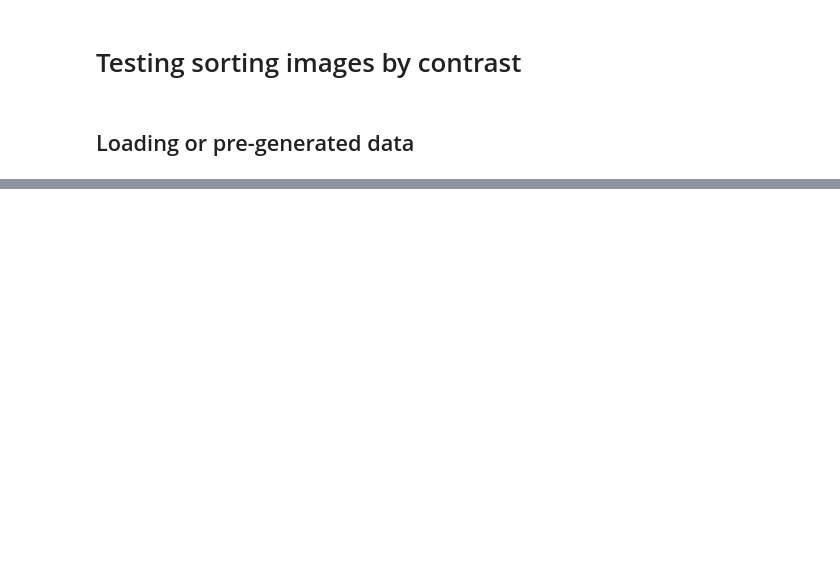
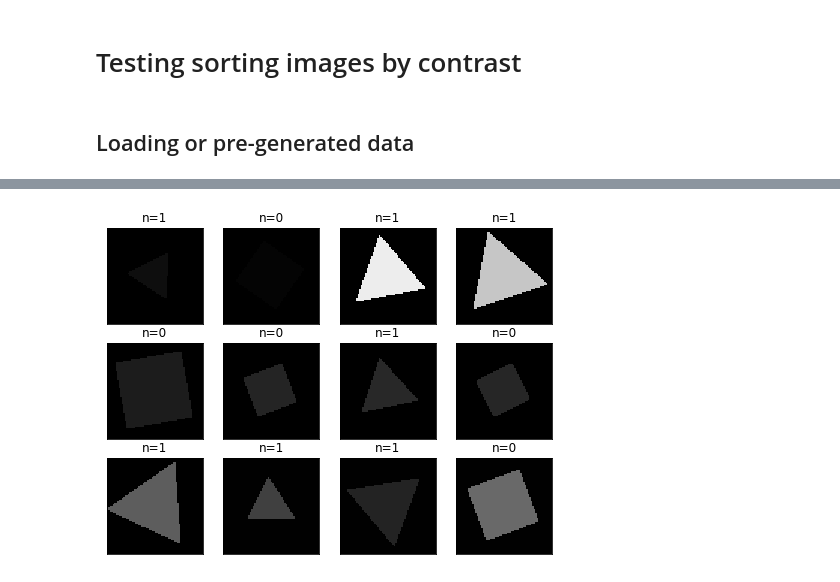
Before and after one commit to NLeSC/XAI, a Jupyter notebook: Software/TrianglesAndSquaresRotationAndScaleDemo/TestingSortByContrast.ipynb, the cells around one changed output, grey strips where cells are left out. Cells and saved outputs as stored; diff of their text form; code cells hidden in the pictures; blank space fills up the shorter version.

```diff
--- a/Software/TrianglesAndSquaresRotationAndScaleDemo/TestingSortByContrast.ipynb
+++ b/Software/TrianglesAndSquaresRotationAndScaleDemo/TestingSortByContrast.ipynb
@@ -43,0 +56,5 @@ IndexError: index 1 is out of bounds for axis 0 with size 1
+# %%
+# plot 12  train images after sorting
+shi.plot_12seqimages(sorted_images_test, sorted_labels_test)
+# %% [output]
+[figure, added]
```
Also changed, not shown: parts of 7 cells of this notebook, 2 other files.
